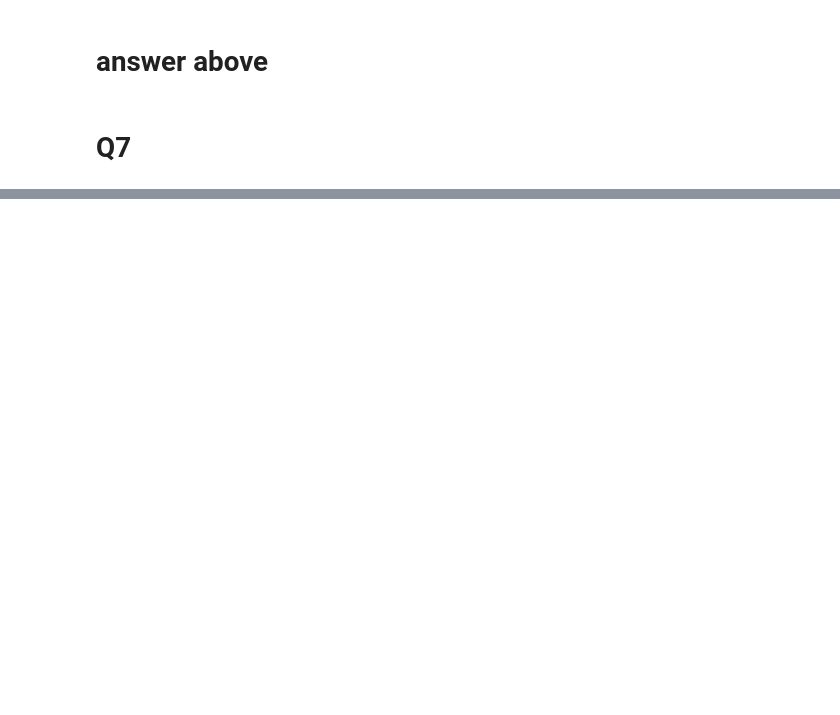
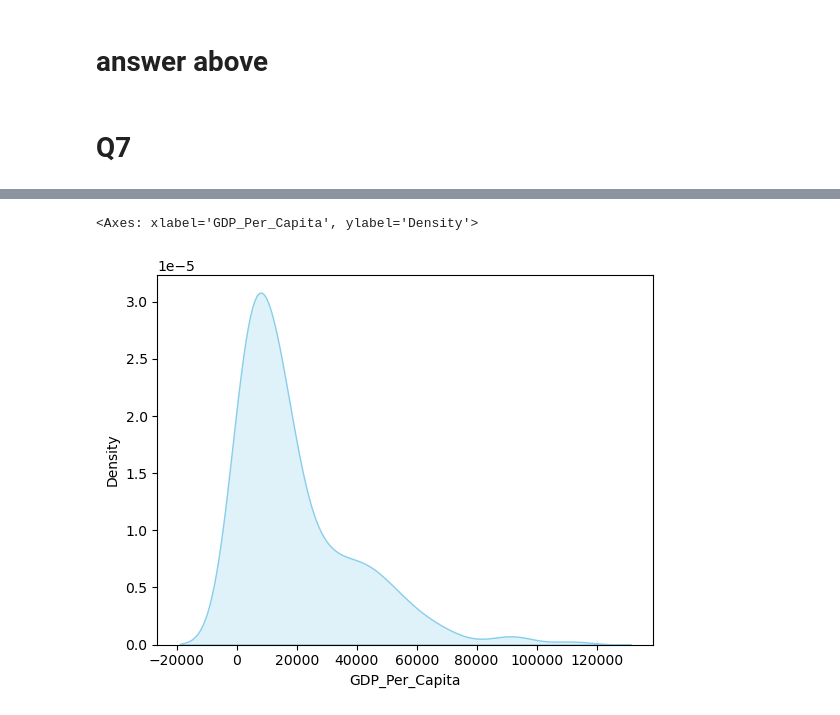
Before and after one commit to NSS-Data-Analytics-Cohort-11/undata-Berat-rex, a Jupyter notebook: notebook/UN_data_analysis_DA11.ipynb, the cells around one changed output, grey strips where cells are left out. Saved outputs shown, nothing was run; the diff lists cells and outputs as text; code cells hidden in the pictures; blank space fills up the shorter version.

```diff
--- a/notebook/UN_data_analysis_DA11.ipynb
+++ b/notebook/UN_data_analysis_DA11.ipynb
@@ -76,0 +177,5 @@ gdpdf.rename(columns={'Country or Area': 'Country', 'Year': 'Year', 'Value': 'GD
+# %%
+sns.kdeplot(gdpdf_2020['GDP_Per_Capita'], color = 'skyblue', fill = True)
+# %% [output]
+<Axes: xlabel='GDP_Per_Capita', ylabel='Density'>
+[figure, added]
```
Also changed, not shown: parts of 84 cells of this notebook.
